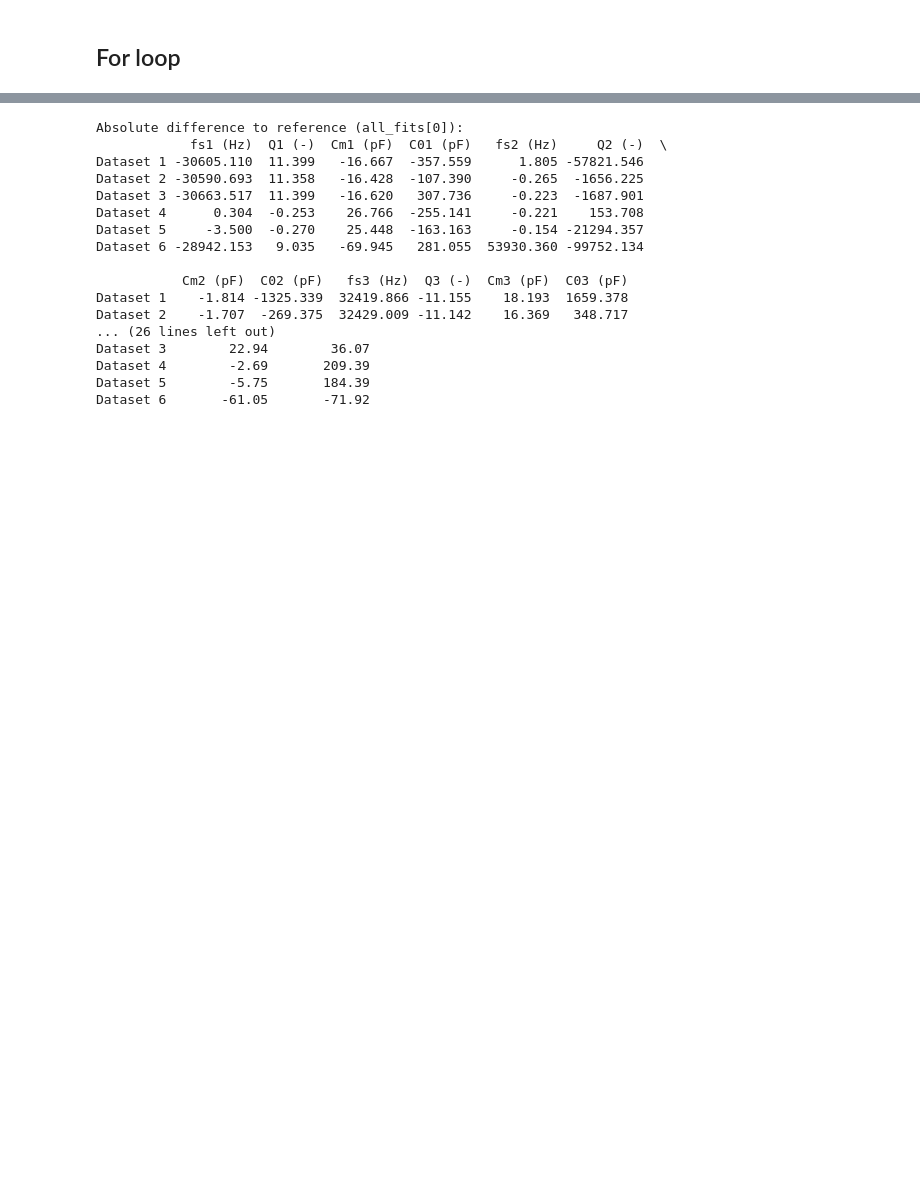
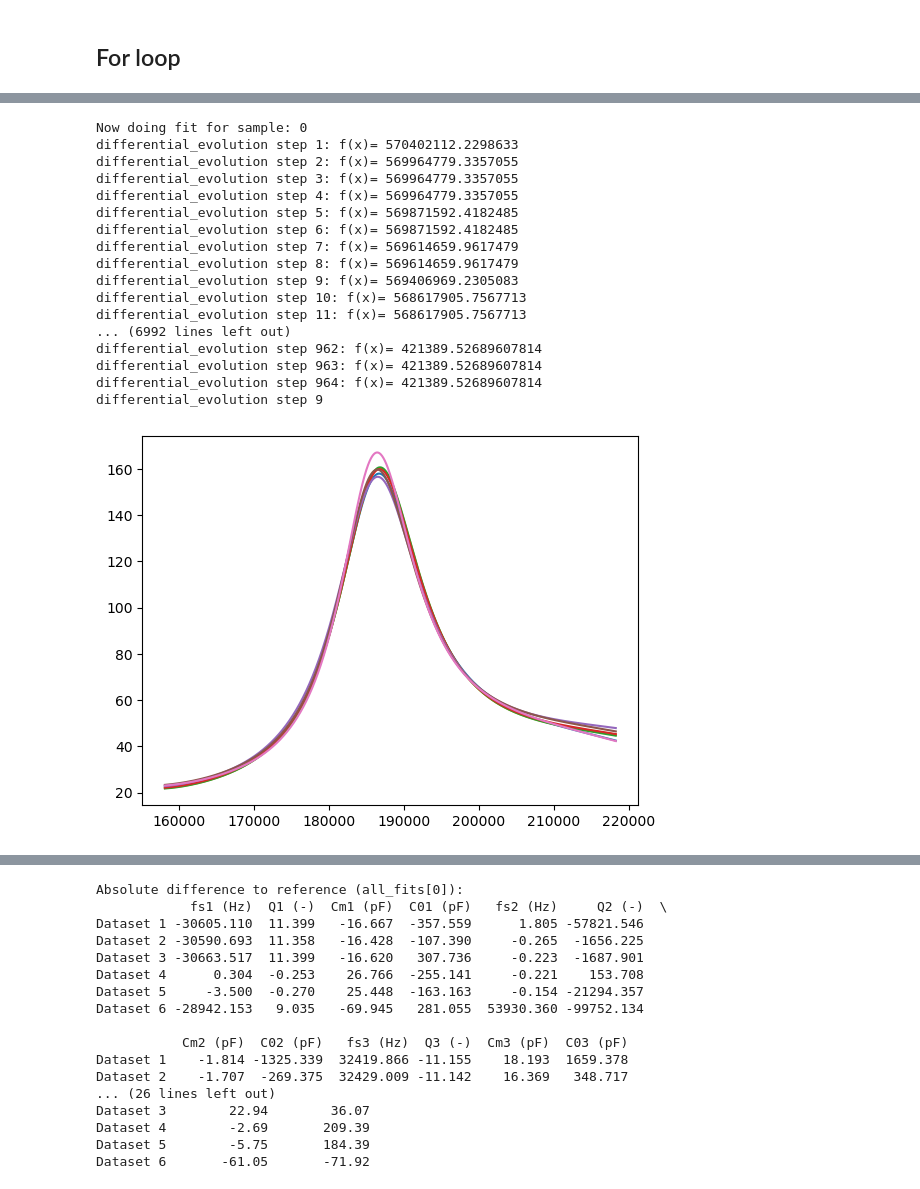
Before and after one commit to MKD-software/EMI-DMG-Analysis, a Jupyter notebook: Damage-analysis.ipynb, the cells around one changed output, grey strips where cells are left out. Cells and saved outputs as stored; diff of their text form; code cells hidden in the pictures; blank space fills up the shorter version.

```diff
--- a/Damage-analysis.ipynb
+++ b/Damage-analysis.ipynb
@@ -1776,0 +1867,80 @@ for fit in all_z_fits:
+# %%
+# Loop over all datasets
+for q, dataset in enumerate(Z_meas_samples):
+
+    if q == 0:
+        # First dataset: use guesses from R, L, C, C0
+        initial_theta = []
+        bounds = []
+        for R, L, C, C0 in zip(R_list, L_list, C_list, C0_list):
+            fs_guess, Q_guess, Cm_guess, C0_guess = bvd_from_RLC(R, L, C, C0)
+            initial_theta.extend([fs_guess, Q_guess, Cm_guess, C0_guess])
+            bounds.extend([
+                ((1-fs_pad)*fs_guess, (1+fs_pad)*fs_guess),
+                (1e-1, 1e5),
+                (Cm_guess*1e-3, Cm_guess*1e3),
+                (C0_guess*1e-3, C0_guess*1e3)
+            ])
+    else:
+        # Later datasets: use the previous fit as baseline
+        prev_theta = all_fits[-1]  # <-- progressive drift
+
+        bounds = []
+        drift_frac = 0.1  # allow ±10% drift around previous fit
+        for val in prev_theta:
+            delta = drift_frac * abs(val) if val != 0 else drift_frac
+            lower = val - delta
+            upper = val + delta
+            bounds.append((lower, upper))
+
+        initial_theta = list(prev_theta)  # not used by DE but kept for clarity
+
+    print(f"\nNow doing fit for sample: {q}")
+
+    # Run DE
+    result_de = differential_evolution(
+        bvd_cost,
+        bounds=bounds,
+        args=(f_fit, dataset),
+        strategy='best1bin',
+        maxiter=1000,
+        popsize=20,
+        tol=0,
+        polish=False,
+        disp=True
+    )
+
+    theta_fit = result_de.x
+    all_fits.append(theta_fit)
+
+    print("\nDifferential Evolution Result:")
+    n_resonators = len(theta_fit)//4
+    for i in range(n_resonators):
+        fs, Q, Cm, C0 = theta_fit[i*4:(i+1)*4]
+        print(f"  Resonator {i+1}: fs={fs:.3f}, Q={Q:.3f}, Cm={Cm:.3e}, C0={C0:.3e}")
+
+    # Evaluate fitted model
+    Z_fit = NDOF_bvd_theta(f_fit, theta_fit)
+    all_z_fits.append(Z_fit)
+
+for fit in all_z_fits:
+    plt.plot(f_fit, np.real(fit))
+# %% [output]
+Now doing fit for sample: 0
+differential_evolution step 1: f(x)= 570402112.2298633
+differential_evolution step 2: f(x)= 569964779.3357055
+differential_evolution step 3: f(x)= 569964779.3357055
+differential_evolution step 4: f(x)= 569964779.3357055
+differential_evolution step 5: f(x)= 569871592.4182485
+differential_evolution step 6: f(x)= 569871592.4182485
+differential_evolution step 7: f(x)= 569614659.9617479
+differential_evolution step 8: f(x)= 569614659.9617479
+differential_evolution step 9: f(x)= 569406969.2305083
+differential_evolution step 10: f(x)= 568617905.7567713
+differential_evolution step 11: f(x)= 568617905.7567713
+... (6992 lines left out)
+differential_evolution step 962: f(x)= 421389.52689607814
+differential_evolution step 963: f(x)= 421389.52689607814
+differential_evolution step 964: f(x)= 421389.52689607814
+differential_evolution step 9
+[figure, added]
```
Also changed, not shown: parts of 17 cells of this notebook.
